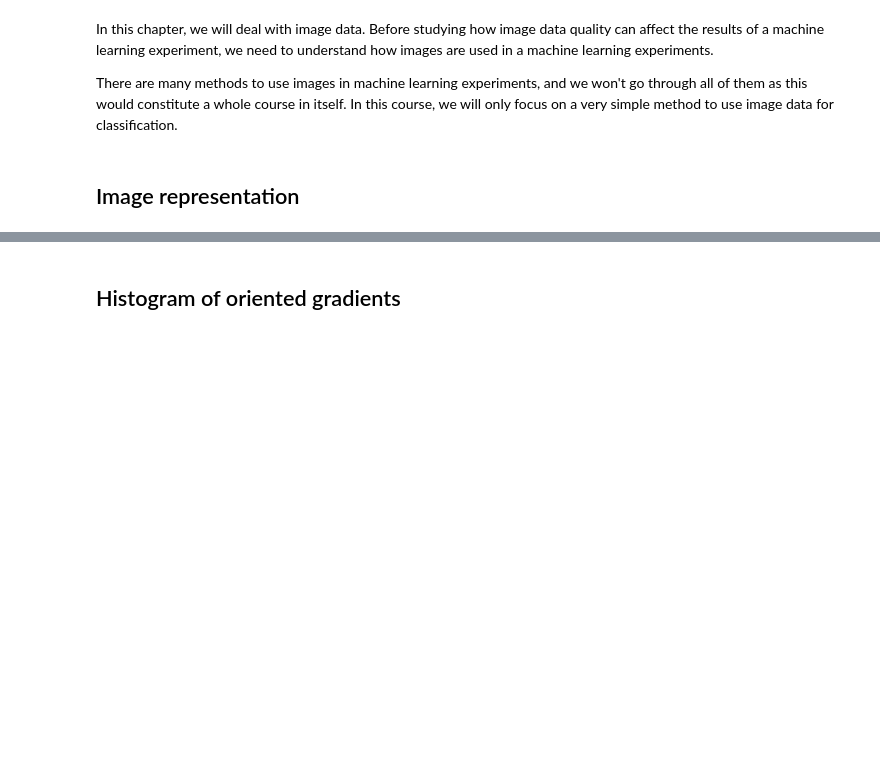
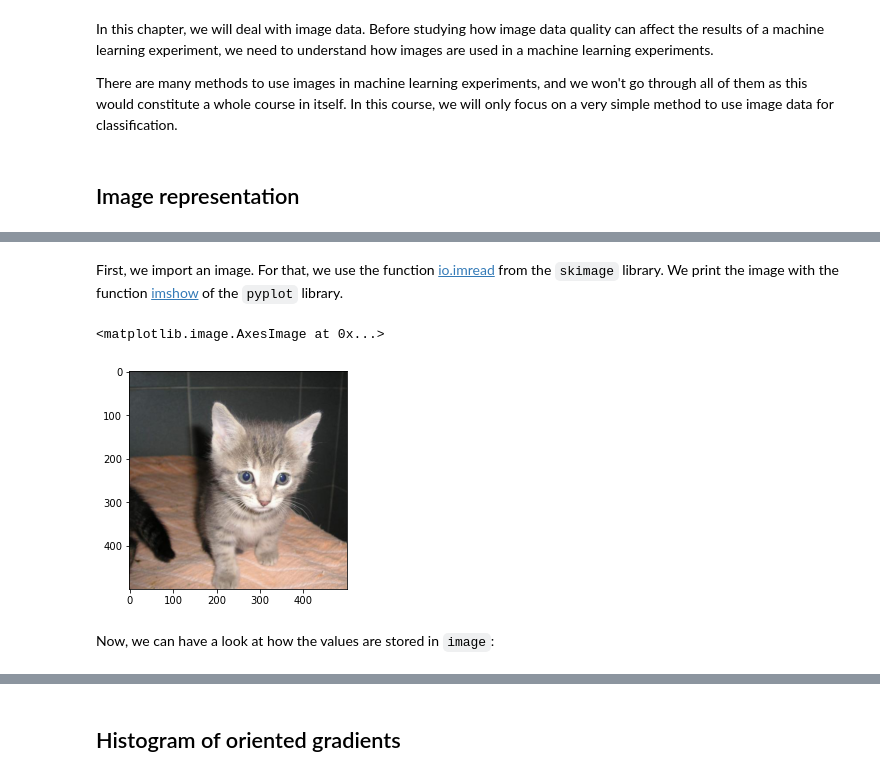
Before and after one commit to annalaine/quaxp, a Jupyter notebook: 2-x-introduction-image.ipynb, the cells around one changed output, grey strips where cells are left out. Drawn from its saved outputs; the diff is of its cells as text; code cells hidden in the pictures; blank space fills up the shorter version.

```diff
--- a/2-x-introduction-image.ipynb
+++ b/2-x-introduction-image.ipynb
@@ -29,0 +37,13 @@ With all this, we understand that a
+# %% [markdown]
+First, we import an image. For that, we use the function [io.imread](https://scikit-image.org/docs/dev/api/skimage.io.html) from the ``skimage`` library. We print the image with the function [imshow](https://matplotlib.org/3.1.1/api/_as_gen/matplotlib.pyplot.imshow.html) of the ``pyplot`` library.
+# %%
+import matplotlib.pyplot as plt
+from skimage import io
+
+image = io.imread('./data/1.jpg')
+plt.imshow(image)
+# %% [output]
+<matplotlib.image.AxesImage at 0x...>
+[figure, added]
+# %% [markdown]
+Now, we can have a look at how the values are stored in ``image``:
```
Also changed, not shown: parts of 9 cells of this notebook, 1 other file.
